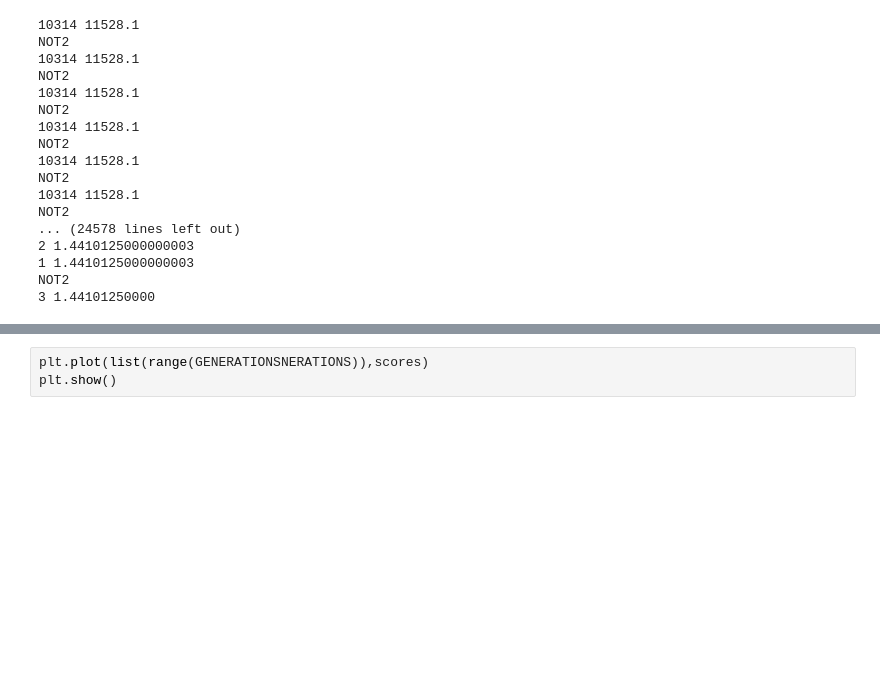
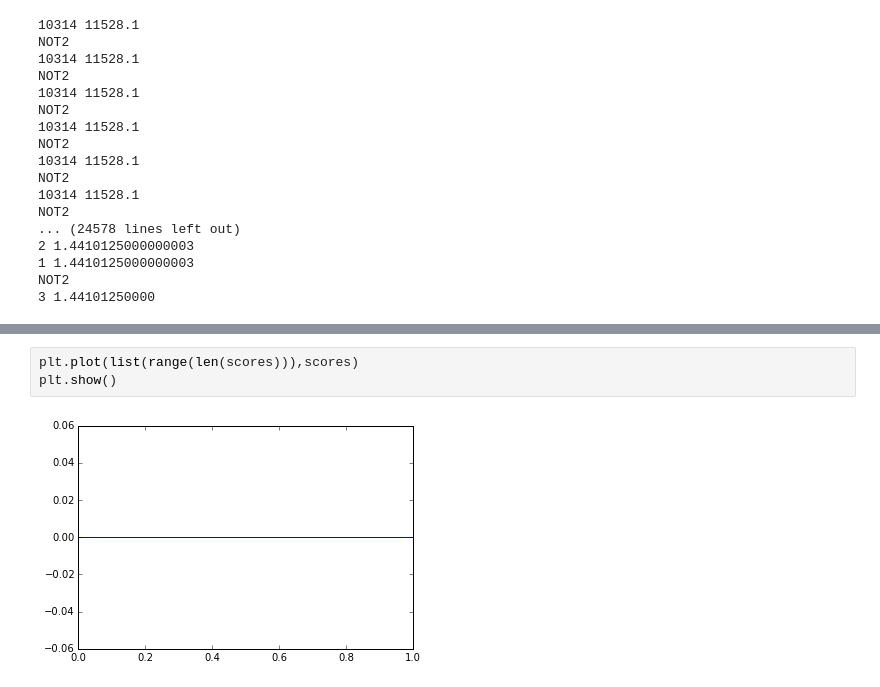
Before and after one commit to Markusli/text_algorithms, a Jupyter notebook: Untitled.ipynb, the cells around one changed output, grey strips where cells are left out. Saved outputs shown, nothing was run; the diff lists cells and outputs as text; blank space fills up the shorter version.

```diff
--- a/Untitled.ipynb
+++ b/Untitled.ipynb
@@ -349,3 +374,5 @@ Popualtion fitness: -306885
 # %%
-plt.plot(list(range(GENERATIONSNERATIONS)),scores)
+plt.plot(list(range(len(scores))),scores)
 plt.show()
+# %% [output]
+[figure, added]
```
Also changed, not shown: parts of 7 cells of this notebook.
